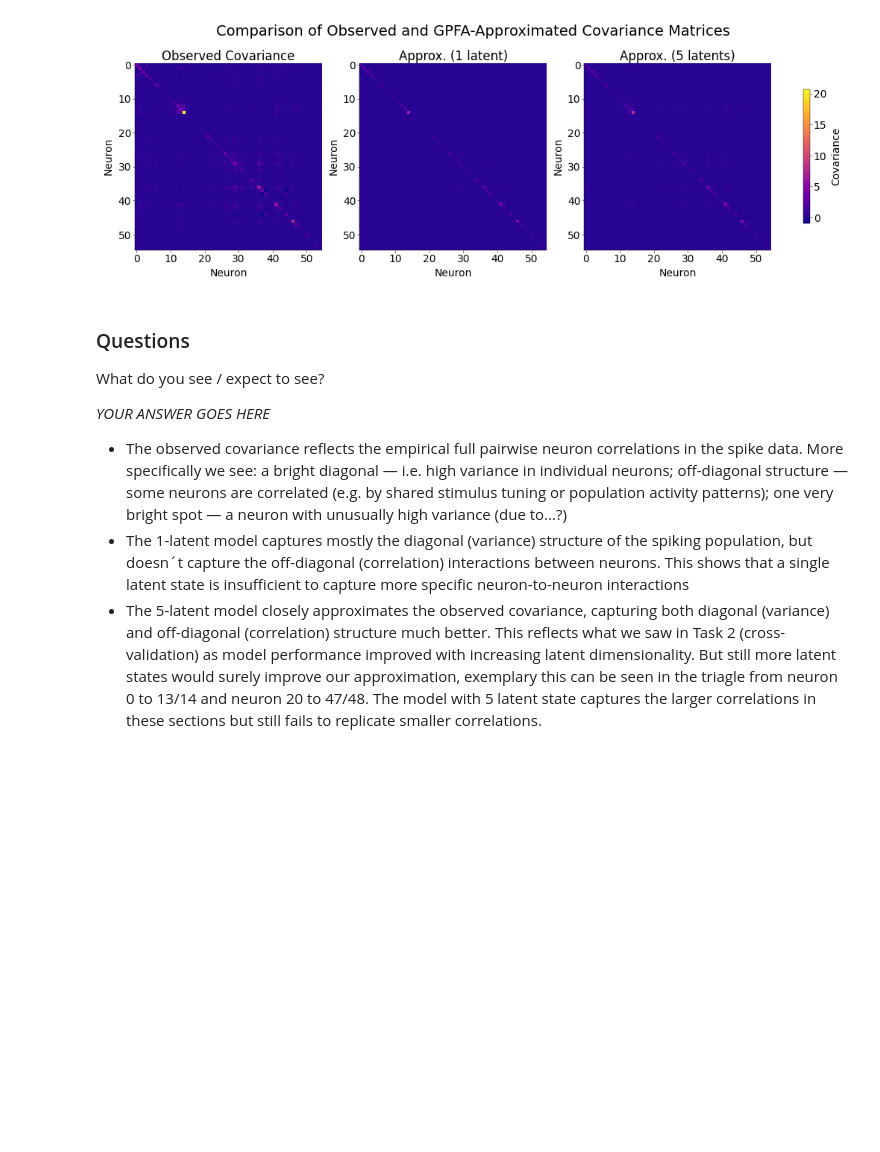
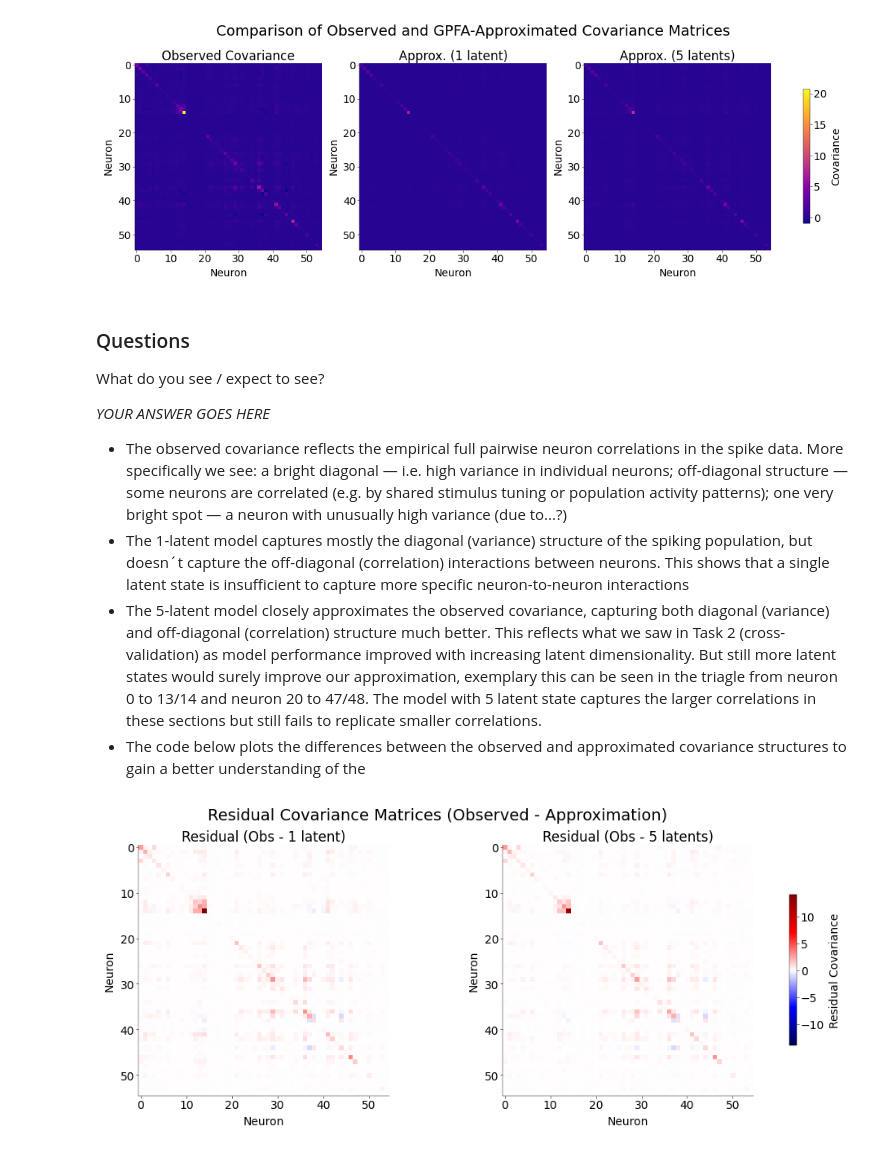
Before and after one commit to flobu98/neural_data_science, a Jupyter notebook: CodingLab6.ipynb, the cells around one changed output. Cells and saved outputs as stored; diff of their text form; code cells hidden in the pictures; blank space fills up the shorter version.

```diff
--- a/CodingLab6.ipynb
+++ b/CodingLab6.ipynb
@@ -719,3 +717,27 @@ _YOUR ANSWER GOES HERE_
 - The observed covariance reflects the empirical full pairwise neuron correlations in the spike data. More specifically we see: a bright diagonal — i.e. high variance in individual neurons; off-diagonal structure — some neurons are correlated (e.g. by shared stimulus tuning or population activity patterns); one very bright spot — a neuron with unusually high variance (due to...?)
 - The 1-latent model captures mostly the diagonal (variance) structure of the spiking population, but doesn´t capture the off-diagonal (correlation) interactions between neurons. This shows that a single latent state is insufficient to capture more specific neuron-to-neuron interactions
 - The 5-latent model closely approximates the observed covariance, capturing both diagonal (variance) and off-diagonal (correlation) structure much better. This reflects what we saw in Task 2 (cross-validation) as model performance improved with increasing latent dimensionality. But still more latent states would surely improve our approximation, exemplary this can be seen in the triagle from neuron 0 to 13/14 and neuron 20 to 47/48. The model with 5 latent state captures the larger correlations in these sections but still fails to replicate smaller correlations.
+- The code below plots the differences between the observed and approximated covariance structures to gain a better understanding of the
+# %%
+# Compute difference matrices
+
+diff1 = obs_corr - opt_r1
+diff5 = obs_corr - opt_r5
+vlim = np.max(np.abs([diff1, diff5]))
+
+diff_titles = ["Residual (Obs - 1 latent)", "Residual (Obs - 5 latents)"]
+diff_matrices = [diff1, diff5]
+
+fig, axs = plt.subplots(1, 2, figsize=(10, 4), constrained_layout=True)
+
+for ax, mat, title in zip(axs, diff_matrices, diff_titles):
+    im = ax.imshow(mat, cmap="seismic", vmin=-vlim, vmax=vlim)
+    ax.set_title(title)
+    ax.set_xlabel("Neuron")
+    ax.set_ylabel("Neuron")
+
+fig.colorbar(im, ax=axs.ravel().tolist(), shrink=0.6, label="Residual Covariance")
+plt.suptitle("Residual Covariance Matrices (Observed - Approximation)", fontsize=14)
+plt.show()
+# %% [output]
+[figure, added]
```
Also changed, not shown: parts of 3 cells of this notebook.
